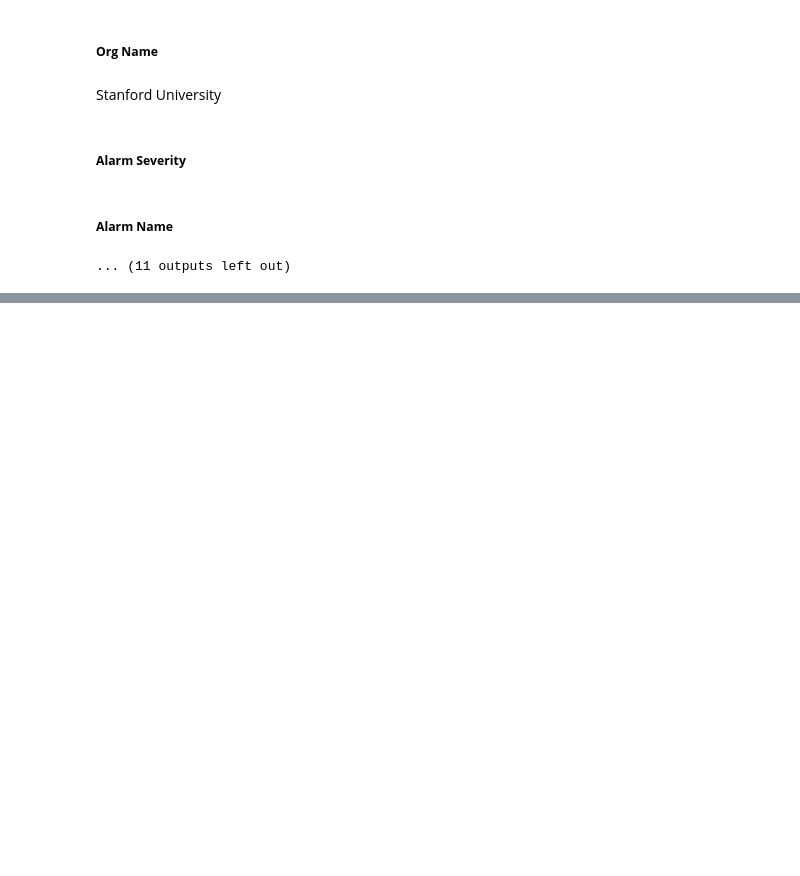
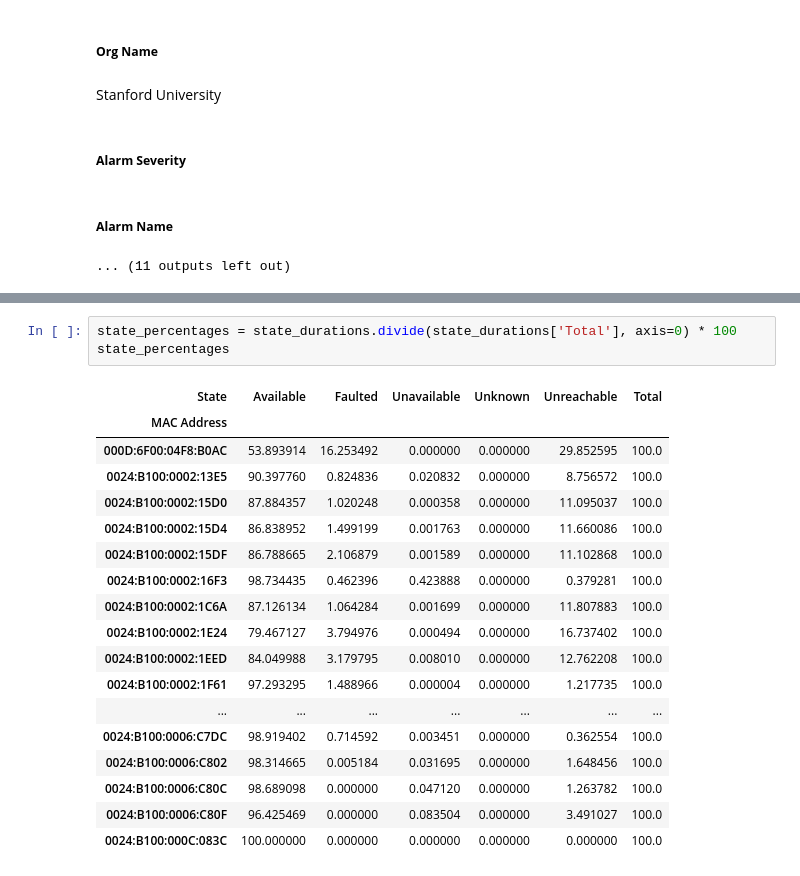
Before and after one commit to b-dagostino/charger-reliability, a Jupyter notebook: notebooks/bdag.ipynb, the cells around one changed output, grey strips where cells are left out. Drawn from its saved outputs; the diff is of its cells as text; blank space fills up the shorter version.

```diff
--- a/notebooks/bdag.ipynb
+++ b/notebooks/bdag.ipynb
@@ -229,0 +308,22 @@ for mac in alarms['MAC Address'].unique():
+# %%
+state_percentages = state_durations.divide(state_durations['Total'], axis=0) * 100
+state_percentages
+# %% [output]
+| State | Available | Faulted | Unavailable | Unknown | Unreachable | Total |
+| MAC Address |  |  |  |  |  |  |
+| 000D:6F00:04F8:B0AC | 53.893914 | 16.253492 | 0.000000 | 0.000000 | 29.852595 | 100.0 |
+| 0024:B100:0002:13E5 | 90.397760 | 0.824836 | 0.020832 | 0.000000 | 8.756572 | 100.0 |
+| 0024:B100:0002:15D0 | 87.884357 | 1.020248 | 0.000358 | 0.000000 | 11.095037 | 100.0 |
+| 0024:B100:0002:15D4 | 86.838952 | 1.499199 | 0.001763 | 0.000000 | 11.660086 | 100.0 |
+| 0024:B100:0002:15DF | 86.788665 | 2.106879 | 0.001589 | 0.000000 | 11.102868 | 100.0 |
+| 0024:B100:0002:16F3 | 98.734435 | 0.462396 | 0.423888 | 0.000000 | 0.379281 | 100.0 |
+| 0024:B100:0002:1C6A | 87.126134 | 1.064284 | 0.001699 | 0.000000 | 11.807883 | 100.0 |
+| 0024:B100:0002:1E24 | 79.467127 | 3.794976 | 0.000494 | 0.000000 | 16.737402 | 100.0 |
+| 0024:B100:0002:1EED | 84.049988 | 3.179795 | 0.008010 | 0.000000 | 12.762208 | 100.0 |
+| 0024:B100:0002:1F61 | 97.293295 | 1.488966 | 0.000004 | 0.000000 | 1.217735 | 100.0 |
+| ... | ... | ... | ... | ... | ... | ... |
+| 0024:B100:0006:C7DC | 98.919402 | 0.714592 | 0.003451 | 0.000000 | 0.362554 | 100.0 |
+| 0024:B100:0006:C802 | 98.314665 | 0.005184 | 0.031695 | 0.000000 | 1.648456 | 100.0 |
+| 0024:B100:0006:C80C | 98.689098 | 0.000000 | 0.047120 | 0.000000 | 1.263782 | 100.0 |
+| 0024:B100:0006:C80F | 96.425469 | 0.000000 | 0.083504 | 0.000000 | 3.491027 | 100.0 |
+| 0024:B100:000C:083C | 100.000000 | 0.000000 | 0.000000 | 0.000000 | 0.000000 | 100.0 |
```
Also changed, not shown: parts of 14 cells of this notebook.
